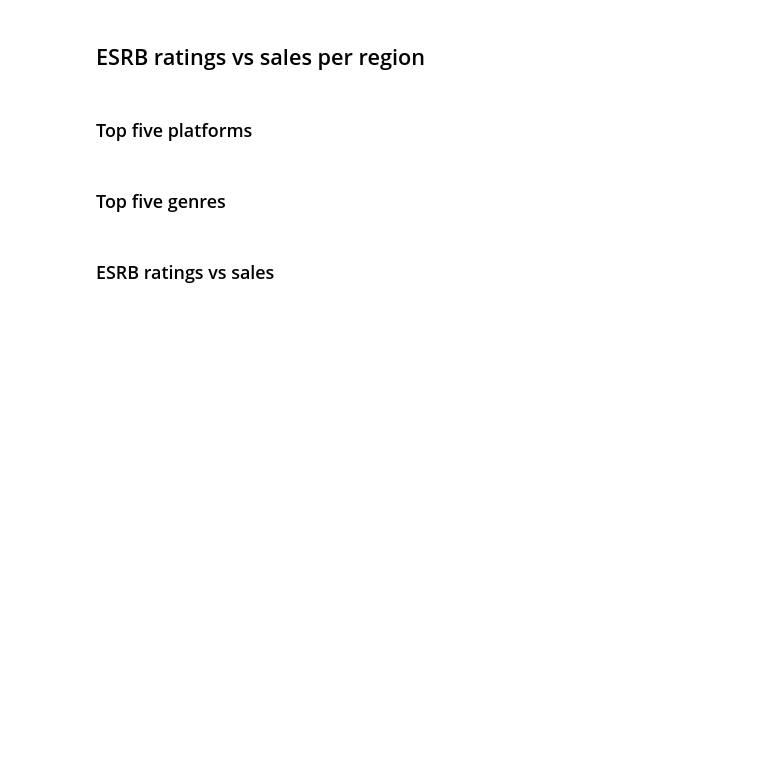
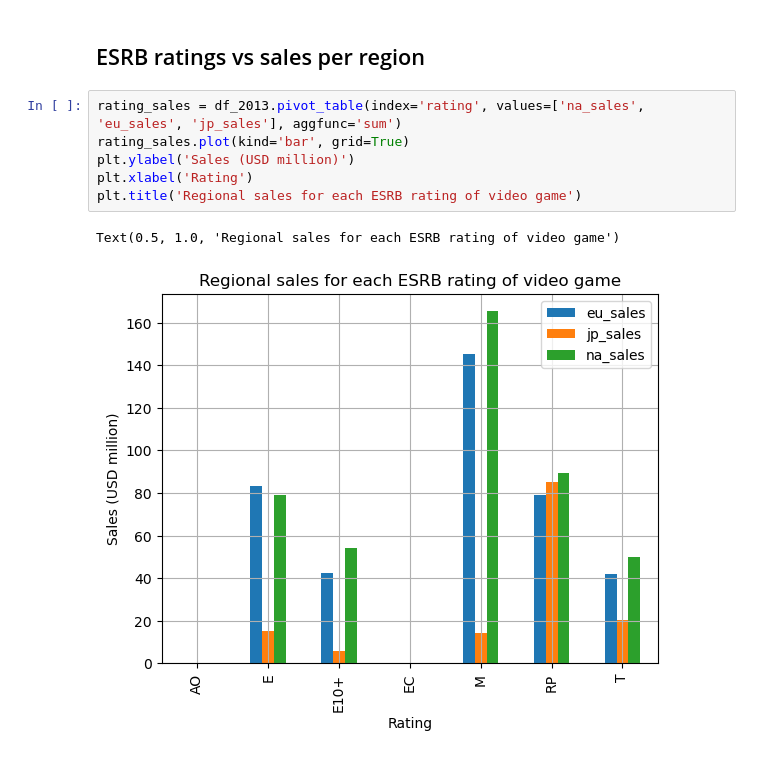
Before and after one commit to jnorfolk/Video-Game-Sales, a Jupyter notebook: video_game_sales.ipynb, the cells around one changed output. Drawn from its saved outputs; the diff is of its cells as text; blank space fills up the shorter version.

```diff
--- a/video_game_sales.ipynb
+++ b/video_game_sales.ipynb
@@ -800,8 +807,11 @@ analyze_regions('genre', 'jp_sales')
 # %% [markdown]
 ## ESRB ratings vs sales per region
-# %% [markdown]
-### Top five platforms
-# %% [markdown]
-### Top five genres
-# %% [markdown]
-### ESRB ratings vs sales
+# %%
+rating_sales = df_2013.pivot_table(index='rating', values=['na_sales', 'eu_sales', 'jp_sales'], aggfunc='sum')
+rating_sales.plot(kind='bar', grid=True)
+plt.ylabel('Sales (USD million)')
+plt.xlabel('Rating')
+plt.title('Regional sales for each ESRB rating of video game')
+# %% [output]
+Text(0.5, 1.0, 'Regional sales for each ESRB rating of video game')
+[figure, added]
```
Also changed, not shown: parts of 4 cells of this notebook.
